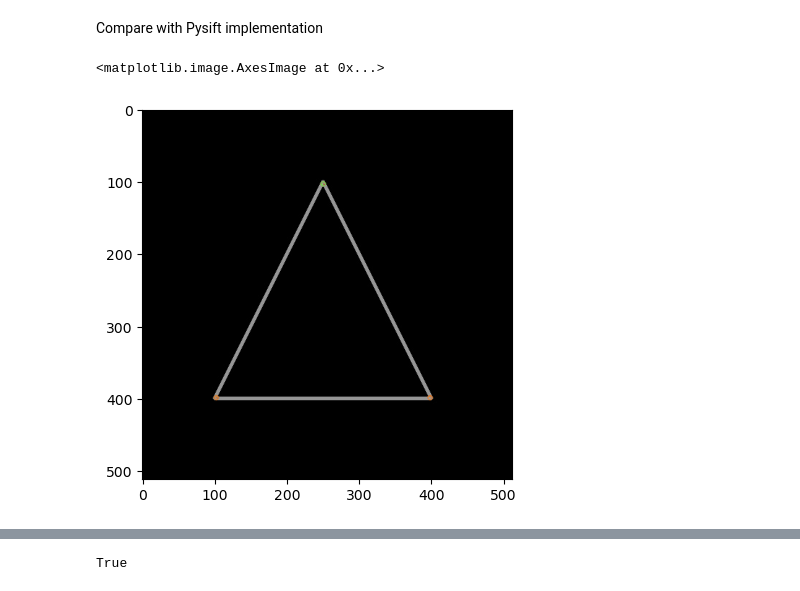
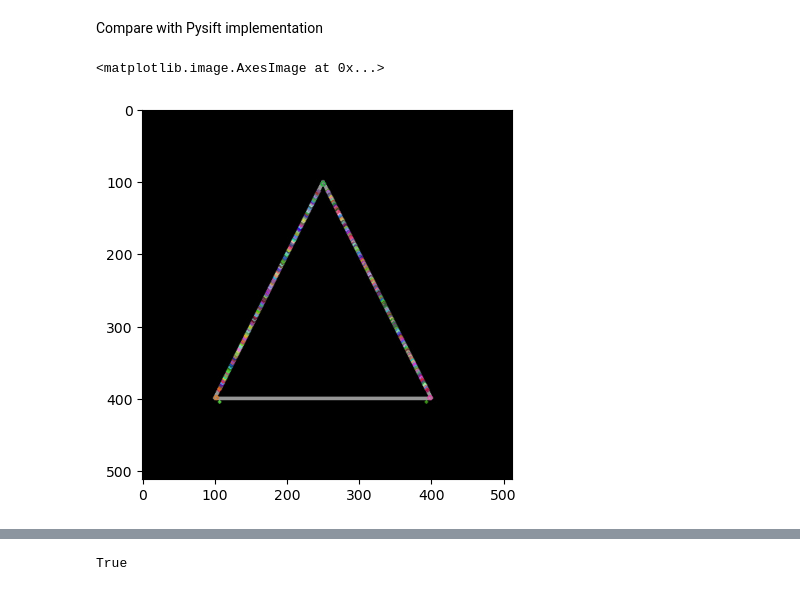
Before and after one commit to SushiOfDestiny/Data_Sophia_Aquatic_SIFT, a Jupyter notebook: discover_opencv/discover_opencv.ipynb, the cells around one changed output, grey strips where cells are left out. Saved outputs shown, nothing was run; the diff lists cells and outputs as text; code cells hidden in the pictures.

```diff
--- a/discover_opencv/discover_opencv.ipynb
+++ b/discover_opencv/discover_opencv.ipynb
@@ -214,17 +214,33 @@ Compare with Pysift implementation
 # %%
 image_name = "triangle"
 image_extension = ".jpg"
 
 img = cv.imread(images_path + image_name + image_extension, 0)
 
+# parameters
+sigma = 1.6
+num_intervals = 3
+assumed_blur = 0.5
+image_border_width = 5
+contrast_threshold = 0.04
+eigenvalue_ratio = 0
+
 # compute SIFT keypoints and descriptors
-kp, des = pysift.computeKeypointsAndDescriptors(img)
+kp, des = pysift.computeKeypointsAndDescriptors(
+    img,
+    sigma,
+    num_intervals,
+    assumed_blur,
+    image_border_width,
+    contrast_threshold,
+    eigenvalue_ratio,
+)
 
 # draw keypoints
 kp_img = cv.drawKeypoints(img, kp, img, flags=cv.DRAW_MATCHES_FLAGS_DRAW_RICH_KEYPOINTS)
 
 # plot image
 plt.imshow(kp_img)
 # %% [output]
 <matplotlib.image.AxesImage at 0x...>
-[figure, old version]
+[figure, new version]
```
Also changed, not shown: parts of 1 cell of this notebook, 2 other files.
